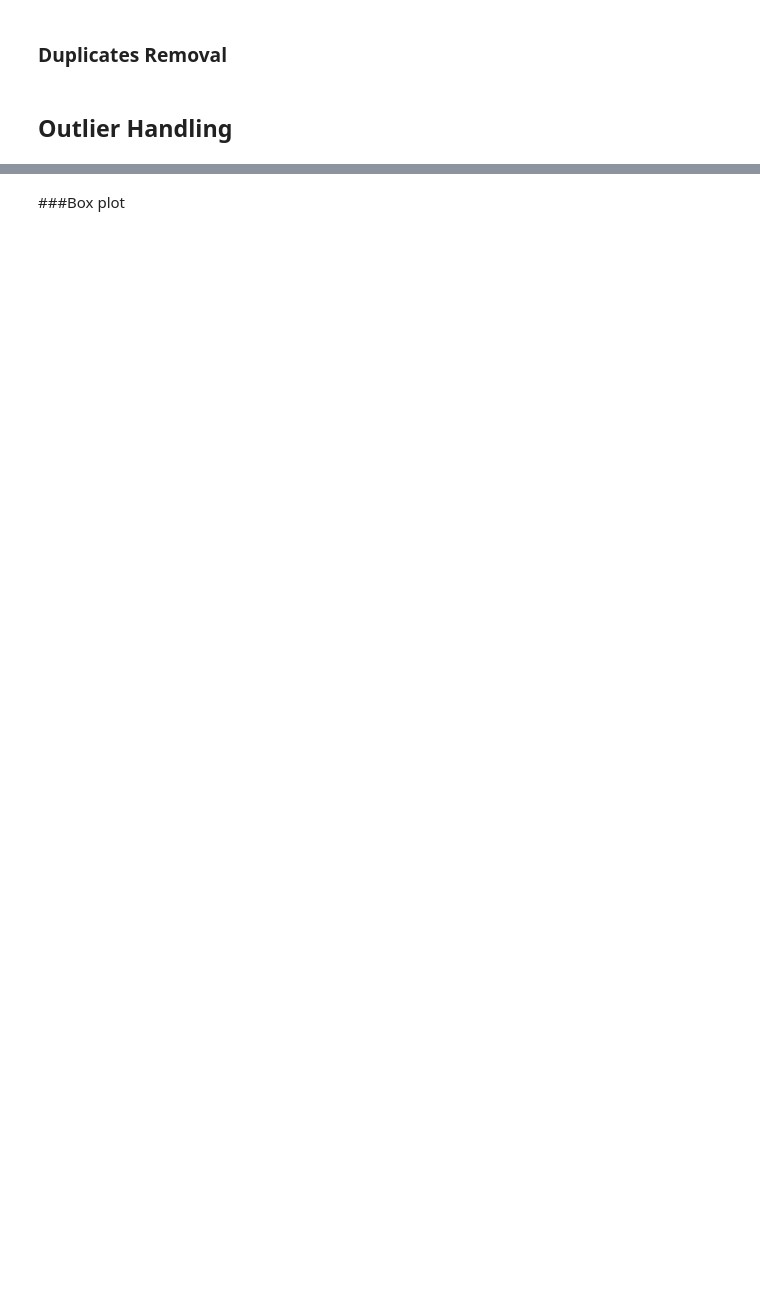
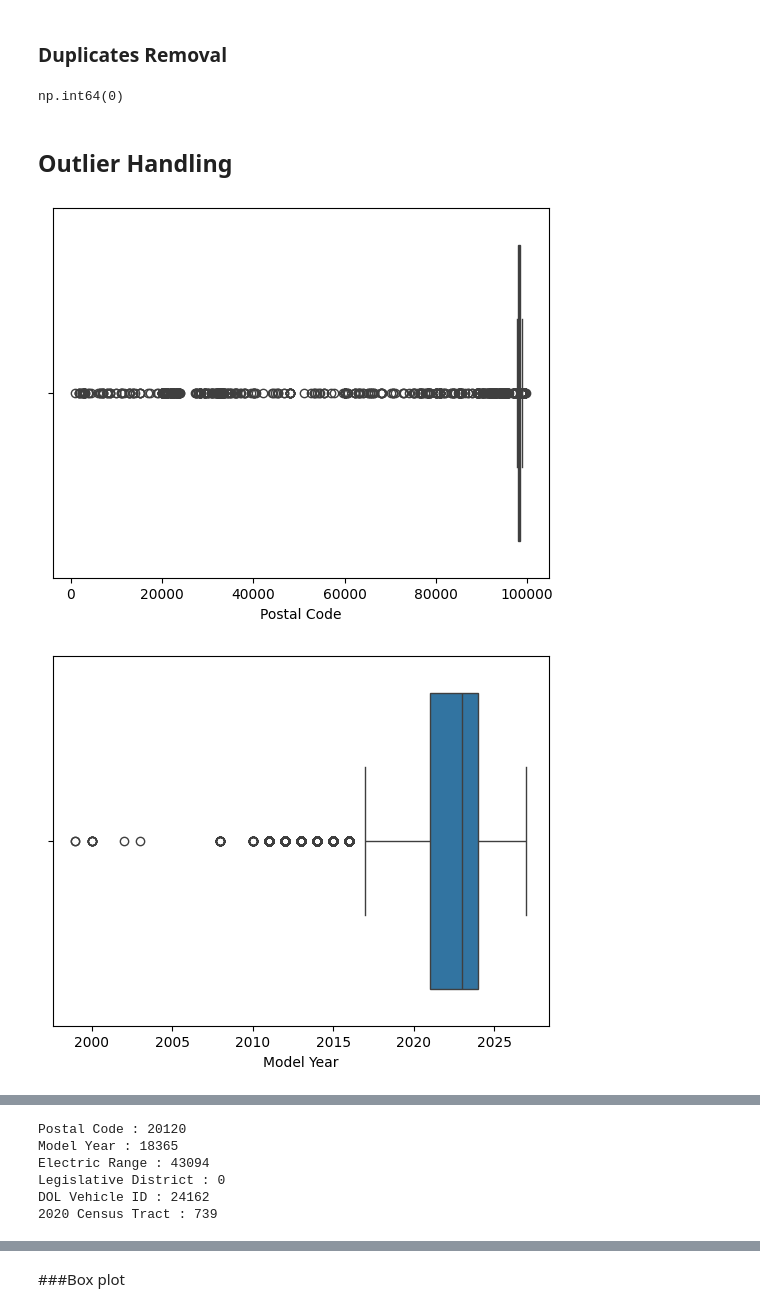
Before and after one commit to MidhulaMS/EV-Population-Prediction, a Jupyter notebook: EV_Population_Prediction.ipynb, the cells around one changed output, grey strips where cells are left out. Saved outputs shown, nothing was run; the diff lists cells and outputs as text; code cells hidden in the pictures; blank space fills up the shorter version.

```diff
--- a/EV_Population_Prediction.ipynb
+++ b/EV_Population_Prediction.ipynb
@@ -19,7 +24,7 @@ from sklearn.preprocessing import MinMaxScaler
 # %% [markdown]
 # Reading Data
 # %%
-filepath = "/content/drive/MyDrive/AI ML/Data/washington_EV.csv"
+filepath = "/content/drive/MyDrive/ICT/Project Work/export (1).csv"
 # %%
 EV_df = pd.read_csv(filepath)
 # %% [markdown]
@@ -103,4 +138,24 @@ for cols in EV_df.select_dtypes(include="number"):
+# %%
+#Fill missing values in numerical columns using mean
+for col in EV_df.select_dtypes(include="number"):
+    EV_df[col] = EV_df[col].fillna(EV_df[col].mean())
+# %%
+#Fill missing values in categorical columns using mode
+for col in EV_df.select_dtypes(include="object"):
+    EV_df[col] = EV_df[col].fillna(EV_df[col].mode())
 # %% [markdown]
 ### Duplicates Removal
+# %%
+EV_df.duplicated().sum() #Check duplicates
+# %% [output]
+np.int64(0)
 # %% [markdown]
 ## Outlier Handling
+# %%
+#outlier detection
+for col in EV_df.select_dtypes(include="number"):
+    sns.boxplot(x=EV_df[col])
+    plt.show()
+# %% [output]
+[figure, added]
+[figure, added]
@@ -106,0 +166,16 @@ for cols in EV_df.select_dtypes(include="number"):
+# %%
+for col in EV_df.select_dtypes(include="number"):
+    Q1 = EV_df[col].quantile(0.25)
+    Q3 = EV_df[col].quantile(0.75)
+    IQR = Q3 - Q1
+    lower = Q1 - 1.5 * IQR
+    upper = Q3 + 1.5 * IQR
+    outliers = EV_df[(EV_df[col] < lower) | (EV_df[col] > upper)]
+    print(col, ":", len(outliers))
+# %% [output]
+Postal Code : 20120
+Model Year : 18365
+Electric Range : 43094
+Legislative District : 0
+DOL Vehicle ID : 24162
+2020 Census Tract : 739
```
Also changed, not shown: parts of 15 cells of this notebook.
